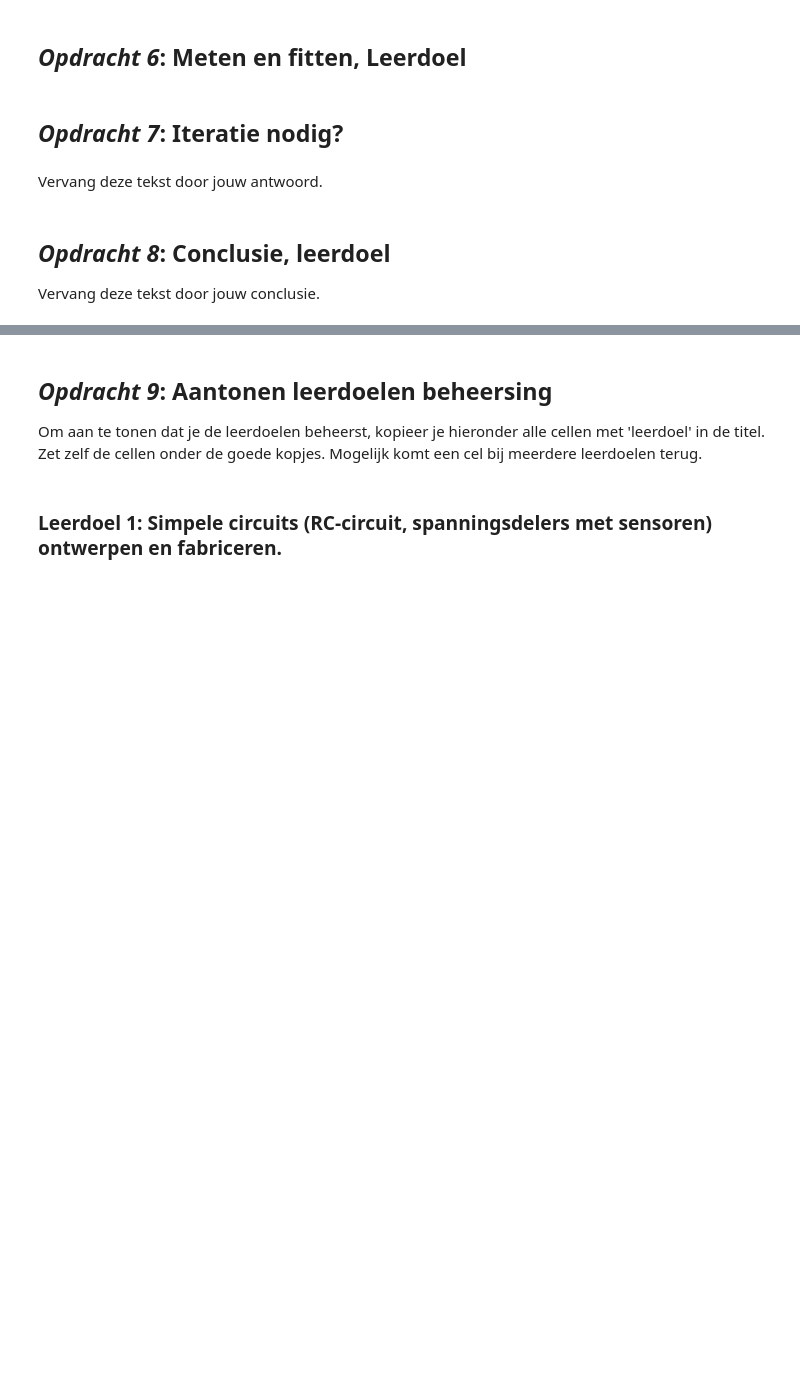
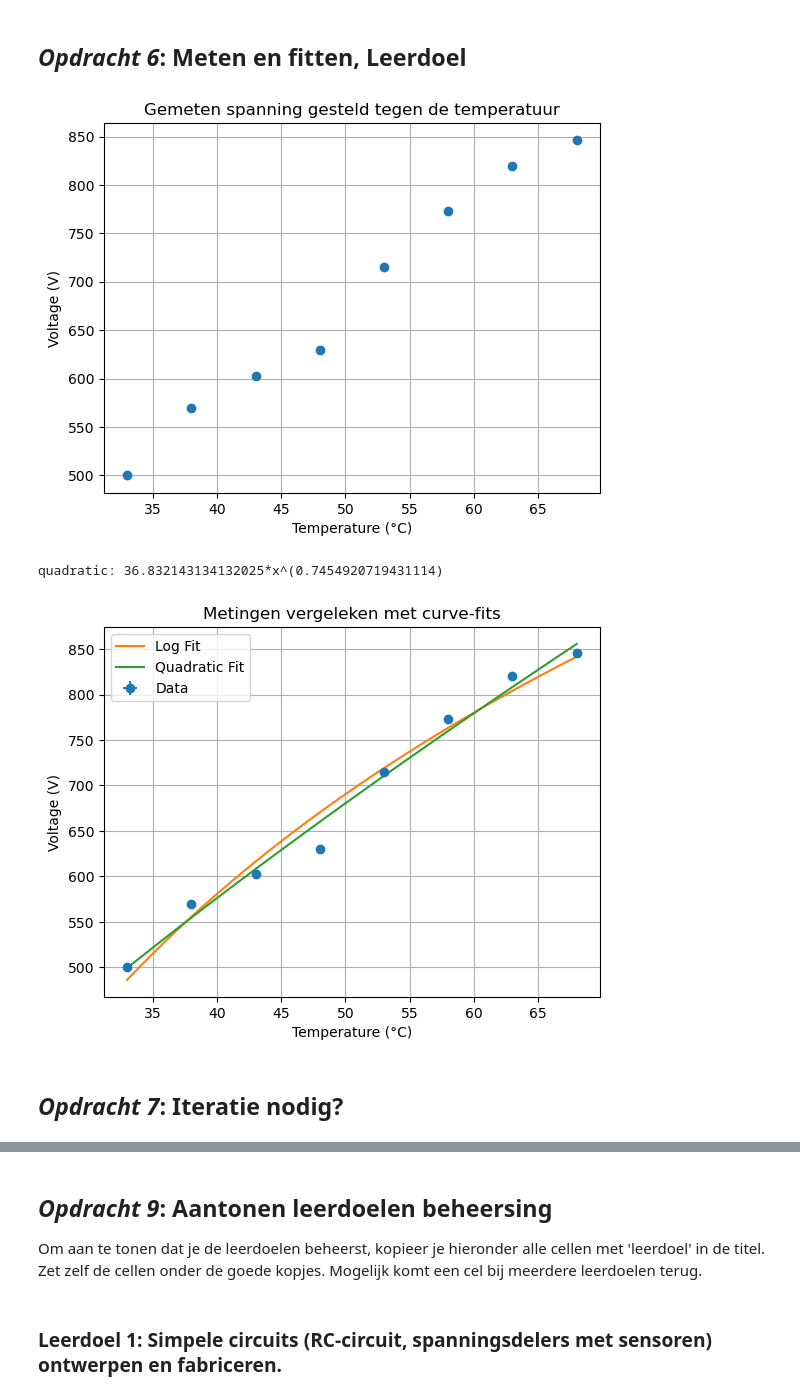
Before and after one commit to fd6150/opdrachten-DEF-D, a Jupyter notebook: FysiekeOntwerpopdrachten/1KalibreerEenSensorDigitaalAnaloog/DEFOntwerpopdracht1KalibreerEenSensorInvulTemplate.ipynb, the cells around one changed output, grey strips where cells are left out. Drawn from its saved outputs; the diff is of its cells as text; code cells hidden in the pictures; blank space fills up the shorter version.

Commit message:
Fysieke opdrachtr 1 klaar

```diff
--- a/FysiekeOntwerpopdrachten/1KalibreerEenSensorDigitaalAnaloog/DEFOntwerpopdracht1KalibreerEenSensorInvulTemplate.ipynb
+++ b/FysiekeOntwerpopdrachten/1KalibreerEenSensorDigitaalAnaloog/DEFOntwerpopdracht1KalibreerEenSensorInvulTemplate.ipynb
@@ -67,8 +89,44 @@ Licht kort toe wat er in de foto te zien is.
+# %%
+# Plot hier de meting en fit een lijn door de metingen.
+# Maak gebruik van wat je geleerd hebt bij het practicum.
+
+u_temps = 0.05
+u_volts = 0.5
+
+mpl.errorbar(temps,volts,u_volts,u_temps,"o")
+mpl.xlabel("Temperature (°C)")
+mpl.ylabel("Voltage (V)")
+mpl.title("Gemeten spanning gesteld tegen de temperatuur")
+mpl.grid()
+mpl.show()
+
+#Curve-fit
+def log(x,a,b): return a*np.log(x)+b
+def quad(x,a,b): return a*x**b
+
+poptlog,pcovlog = curve_fit(log,temps,volts)
+poptquad,pcovquad = curve_fit(quad,temps,volts)
+
+
+mpl.errorbar(temps,volts,u_volts,u_temps,'o',label = "Data")
+
+tempsHD = np.linspace(temps.min(),temps.max(),1000)
+diff_log = np.abs(log(temps,*poptlog)-volts)
+diff_quad = np.abs(quad(temps,*poptquad)-volts)
+print({False: f"quadratic: {poptquad[0]}*x^({poptquad[1]})",True: f"log: {poptlog[0]}*ln(x) + {poptlog[1]}"}[diff_log.mean()<diff_quad.mean()])
+
+mpl.plot(tempsHD,log(tempsHD,*poptlog),label = "Log Fit")
+mpl.plot(tempsHD,quad(tempsHD,*poptquad),label = "Quadratic Fit")
+
+mpl.xlabel("Temperature (°C)")
+mpl.ylabel("Voltage (V)")
+mpl.title("Metingen vergeleken met curve-fits")
+mpl.grid()
+mpl.legend()
+mpl.show()
+# %% [output]
+[figure, added]
+quadratic: 36.832143134132025*x^(0.7454920719431114)
+[figure, added]
 # %% [markdown]
 ## *Opdracht 7*: Iteratie nodig?
-# %% [markdown]
-Vervang deze tekst door jouw antwoord.
-# %% [markdown]
-## *Opdracht 8*: Conclusie, leerdoel
-
-Vervang deze tekst door jouw conclusie.
```
Also changed, not shown: parts of 20 cells of this notebook, 3 other files.
